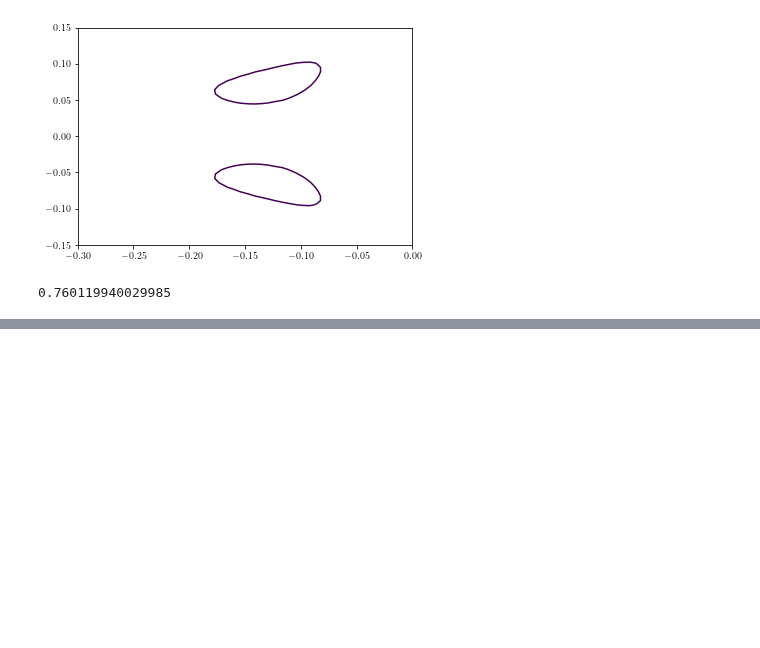
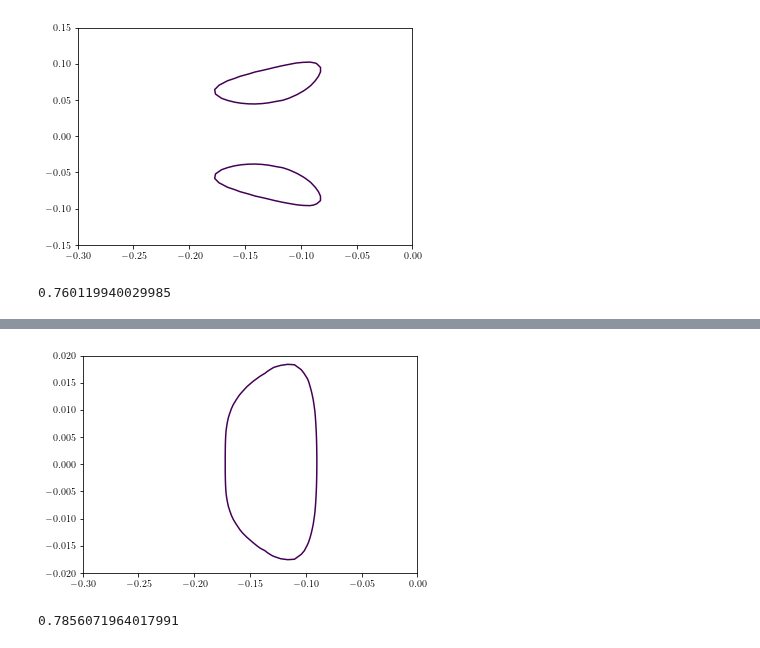
Before and after one commit to Jorge-Alda/SMEFT19-notebooks, a Jupyter notebook: PaperML/07_newplots.ipynb, the cells around one changed output, grey strips where cells are left out. Cells and saved outputs as stored; diff of their text form; code cells hidden in the pictures; blank space fills up the shorter version.

```diff
--- a/PaperML/07_newplots.ipynb
+++ b/PaperML/07_newplots.ipynb
@@ -556,0 +582,6 @@ inside/len(mlpoints.values)
+# %%
+CS = polygon(read_mesh('../data/likelihood/likelihood_rotBII_Cbl.dat'), 2.0)
+coll = CS.collections[0]
+paths = coll.get_paths()
+# %% [output]
+[figure, added]
@@ -556,0 +595,4 @@ inside/len(mlpoints.values)
+# %%
+inside/len(mlpoints.values)
+# %% [output]
+0.7856071964017991
```
Also changed, not shown: parts of 6 cells of this notebook.
